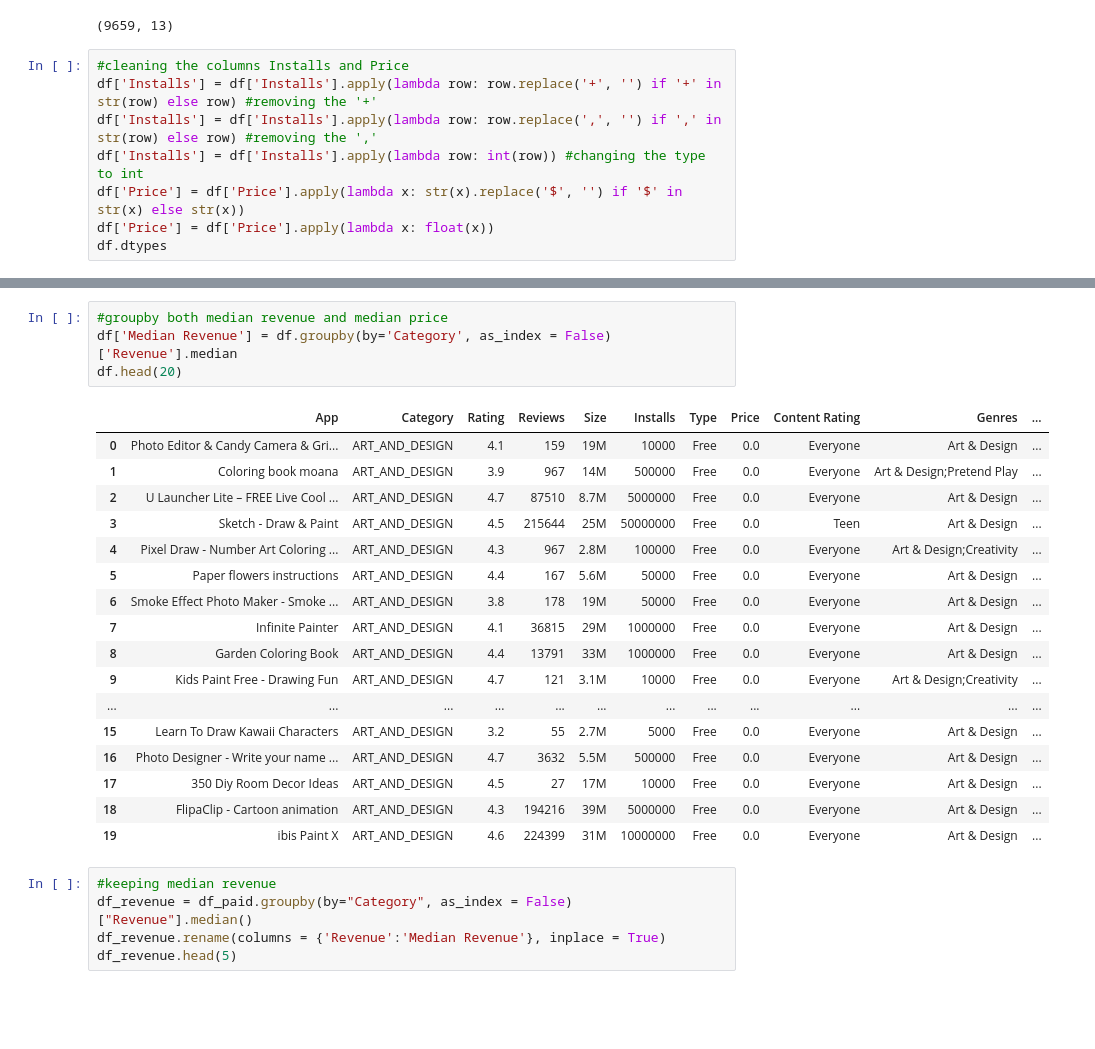
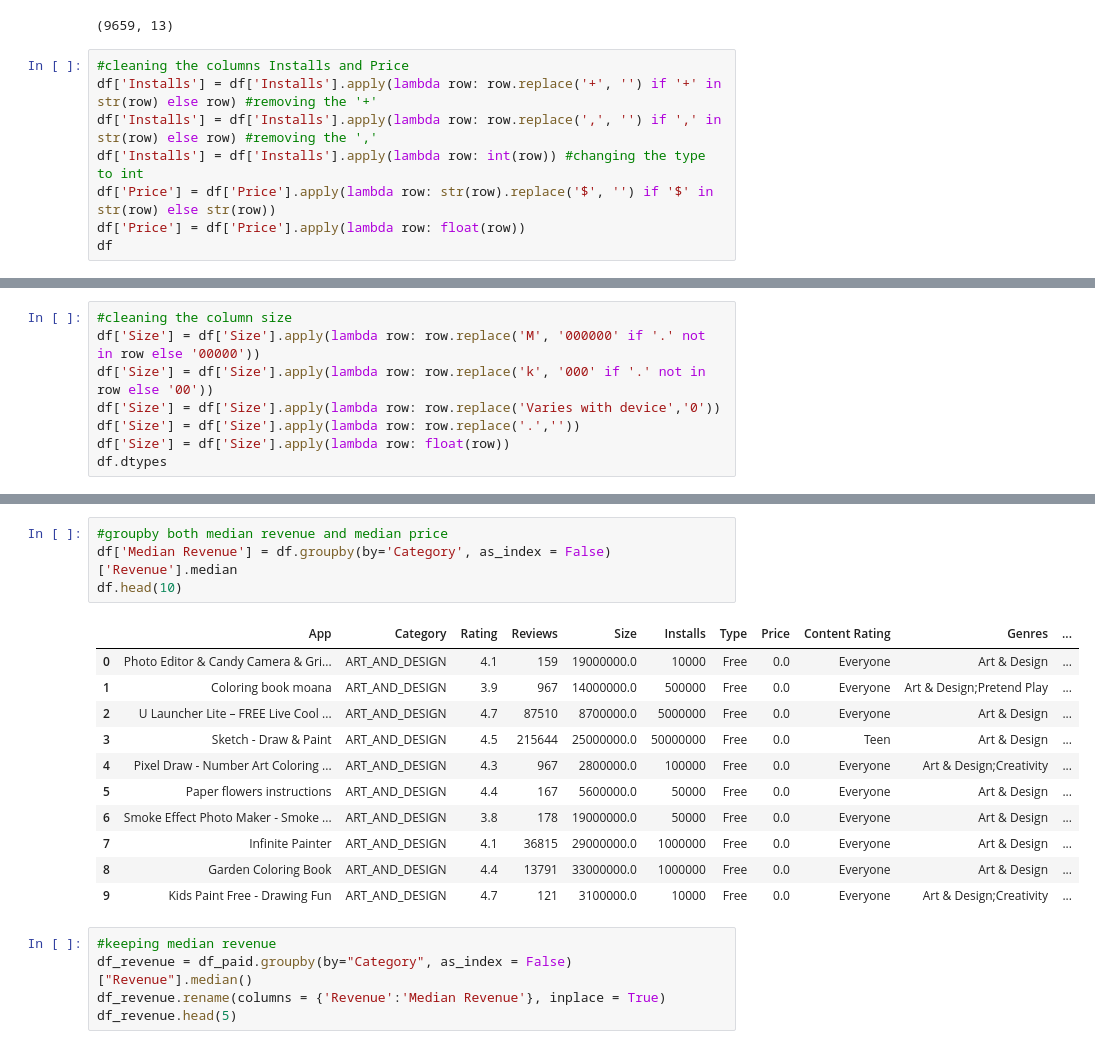
Before and after one commit to emmargl/Data_Vizualization_Project, a Jupyter notebook: altair_graph.ipynb, the cells around one changed output, grey strips where cells are left out. Drawn from its saved outputs; the diff is of its cells as text; blank space fills up the shorter version.

```diff
--- a/altair_graph.ipynb
+++ b/altair_graph.ipynb
@@ -91,7 +91,7 @@ print(df.shape)
 df['Installs'] = df['Installs'].apply(lambda row: row.replace('+', '') if '+' in str(row) else row) #removing the '+'
 df['Installs'] = df['Installs'].apply(lambda row: row.replace(',', '') if ',' in str(row) else row) #removing the ','
 df['Installs'] = df['Installs'].apply(lambda row: int(row)) #changing the type to int
-df['Price'] = df['Price'].apply(lambda x: str(x).replace('$', '') if '$' in str(x) else str(x))
-df['Price'] = df['Price'].apply(lambda x: float(x))
-df.dtypes
+df['Price'] = df['Price'].apply(lambda row: str(row).replace('$', '') if '$' in str(row) else str(row))
+df['Price'] = df['Price'].apply(lambda row: float(row))
+df
 # %% [output]
@@ -111,0 +111,8 @@ dtype: object
+# %%
+#cleaning the column size
+df['Size'] = df['Size'].apply(lambda row: row.replace('M', '000000' if '.' not in row else '00000'))
+df['Size'] = df['Size'].apply(lambda row: row.replace('k', '000' if '.' not in row else '00'))
+df['Size'] = df['Size'].apply(lambda row: row.replace('Varies with device','0'))
+df['Size'] = df['Size'].apply(lambda row: row.replace('.',''))
+df['Size'] = df['Size'].apply(lambda row: float(row))
+df.dtypes
@@ -142,25 +146,19 @@ dtype: object
 # %%
 #groupby both median revenue and median price
 df['Median Revenue'] = df.groupby(by='Category', as_index = False)['Revenue'].median
-df.head(20)
+df.head(10)
 # %% [output]
 |  | App | Category | Rating | Reviews | Size | Installs | Type | Price | Content Rating | Genres | ... |
-| 0 | Photo Editor & Candy Camera & Gri... | ART_AND_DESIGN | 4.1 | 159 | 19M | 10000 | Free | 0.0 | Everyone | Art & Design | ... |
-| 1 | Coloring book moana | ART_AND_DESIGN | 3.9 | 967 | 14M | 500000 | Free | 0.0 | Everyone | Art & Design;Pretend Play | ... |
-| 2 | U Launcher Lite – FREE Live Cool ... | ART_AND_DESIGN | 4.7 | 87510 | 8.7M | 5000000 | Free | 0.0 | Everyone | Art & Design | ... |
-| 3 | Sketch - Draw & Paint | ART_AND_DESIGN | 4.5 | 215644 | 25M | 50000000 | Free | 0.0 | Teen | Art & Design | ... |
-| 4 | Pixel Draw - Number Art Coloring ... | ART_AND_DESIGN | 4.3 | 967 | 2.8M | 100000 | Free | 0.0 | Everyone | Art & Design;Creativity | ... |
-| 5 | Paper flowers instructions | ART_AND_DESIGN | 4.4 | 167 | 5.6M | 50000 | Free | 0.0 | Everyone | Art & Design | ... |
-| 6 | Smoke Effect Photo Maker - Smoke ... | ART_AND_DESIGN | 3.8 | 178 | 19M | 50000 | Free | 0.0 | Everyone | Art & Design | ... |
-| 7 | Infinite Painter | ART_AND_DESIGN | 4.1 | 36815 | 29M | 1000000 | Free | 0.0 | Everyone | Art & Design | ... |
-| 8 | Garden Coloring Book | ART_AND_DESIGN | 4.4 | 13791 | 33M | 1000000 | Free | 0.0 | Everyone | Art & Design | ... |
-| 9 | Kids Paint Free - Drawing Fun | ART_AND_DESIGN | 4.7 | 121 | 3.1M | 10000 | Free | 0.0 | Everyone | Art & Design;Creativity | ... |
-| ... | ... | ... | ... | ... | ... | ... | ... | ... | ... | ... | ... |
-| 15 | Learn To Draw Kawaii Characters | ART_AND_DESIGN | 3.2 | 55 | 2.7M | 5000 | Free | 0.0 | Everyone | Art & Design | ... |
-| 16 | Photo Designer - Write your name ... | ART_AND_DESIGN | 4.7 | 3632 | 5.5M | 500000 | Free | 0.0 | Everyone | Art & Design | ... |
-| 17 | 350 Diy Room Decor Ideas | ART_AND_DESIGN | 4.5 | 27 | 17M | 10000 | Free | 0.0 | Everyone | Art & Design | ... |
-| 18 | FlipaClip - Cartoon animation | ART_AND_DESIGN | 4.3 | 194216 | 39M | 5000000 | Free | 0.0 | Everyone | Art & Design | ... |
-| 19 | ibis Paint X | ART_AND_DESIGN | 4.6 | 224399 | 31M | 10000000 | Free | 0.0 | Everyone | Art & Design | ... |
+| 0 | Photo Editor & Candy Camera & Gri... | ART_AND_DESIGN | 4.1 | 159 | 19000000.0 | 10000 | Free | 0.0 | Everyone | Art & Design | ... |
+| 1 | Coloring book moana | ART_AND_DESIGN | 3.9 | 967 | 14000000.0 | 500000 | Free | 0.0 | Everyone | Art & Design;Pretend Play | ... |
+| 2 | U Launcher Lite – FREE Live Cool ... | ART_AND_DESIGN | 4.7 | 87510 | 8700000.0 | 5000000 | Free | 0.0 | Everyone | Art & Design | ... |
+| 3 | Sketch - Draw & Paint | ART_AND_DESIGN | 4.5 | 215644 | 25000000.0 | 50000000 | Free | 0.0 | Teen | Art & Design | ... |
+| 4 | Pixel Draw - Number Art Coloring ... | ART_AND_DESIGN | 4.3 | 967 | 2800000.0 | 100000 | Free | 0.0 | Everyone | Art & Design;Creativity | ... |
+| 5 | Paper flowers instructions | ART_AND_DESIGN | 4.4 | 167 | 5600000.0 | 50000 | Free | 0.0 | Everyone | Art & Design | ... |
+| 6 | Smoke Effect Photo Maker - Smoke ... | ART_AND_DESIGN | 3.8 | 178 | 19000000.0 | 50000 | Free | 0.0 | Everyone | Art & Design | ... |
+| 7 | Infinite Painter | ART_AND_DESIGN | 4.1 | 36815 | 29000000.0 | 1000000 | Free | 0.0 | Everyone | Art & Design | ... |
+| 8 | Garden Coloring Book | ART_AND_DESIGN | 4.4 | 13791 | 33000000.0 | 1000000 | Free | 0.0 | Everyone | Art & Design | ... |
+| 9 | Kids Paint Free - Drawing Fun | ART_AND_DESIGN | 4.7 | 121 | 3100000.0 | 10000 | Free | 0.0 | Everyone | Art & Design;Creativity | ... |
 # %%
 #keeping median revenue
 df_revenue = df_paid.groupby(by="Category", as_index = False)["Revenue"].median()
```
Also changed, not shown: parts of 17 cells of this notebook.
